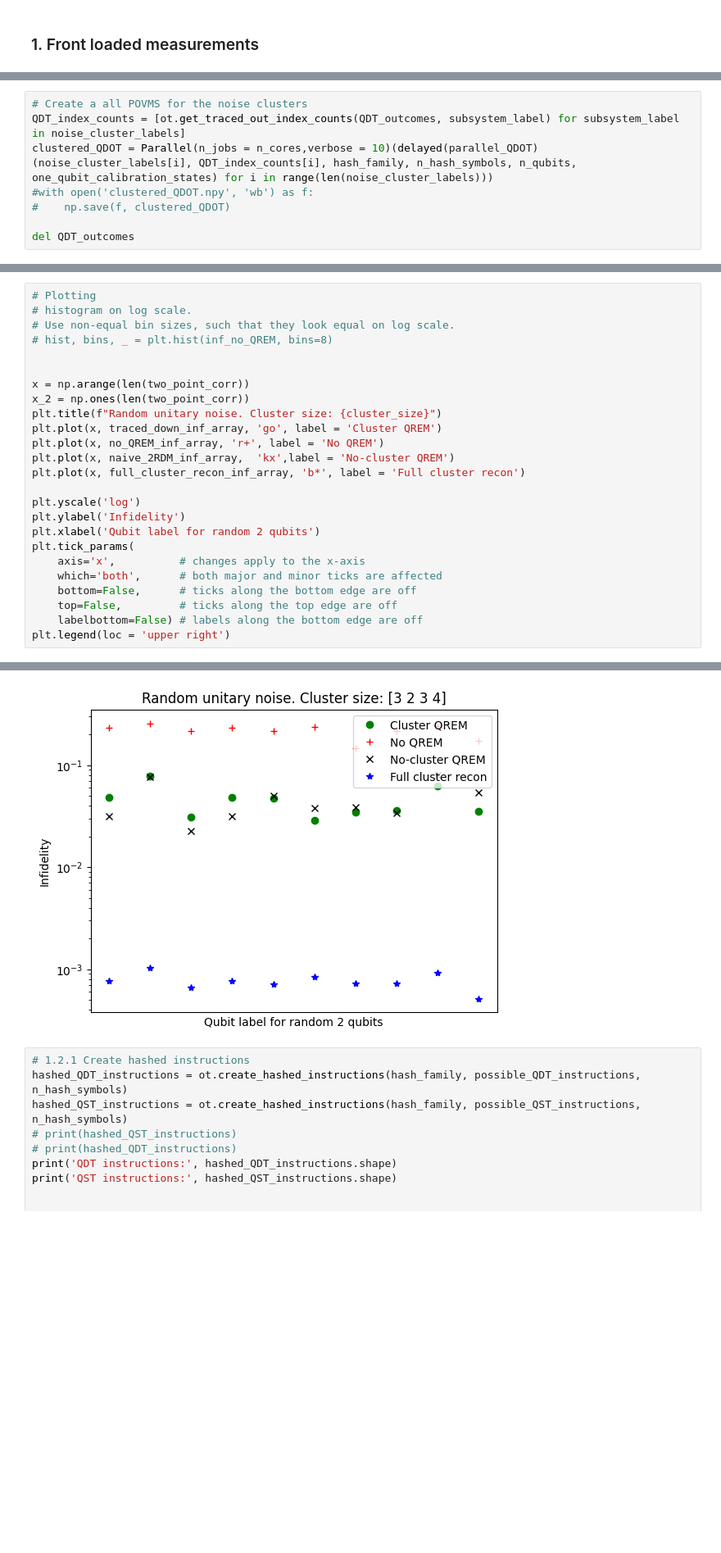
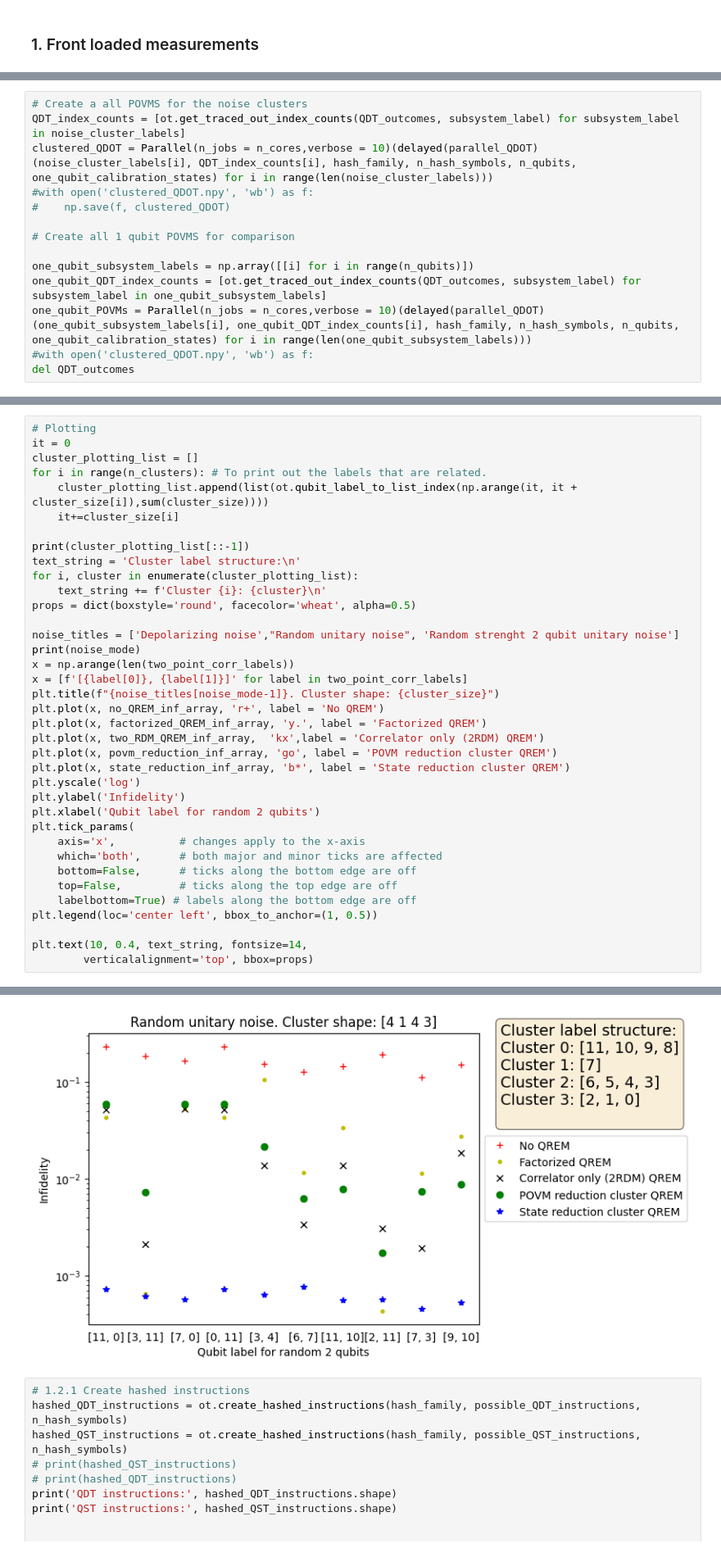
Before and after one commit to AdrianAasen/CREMST, a Jupyter notebook: Tutorial.ipynb, the cells around one changed output, grey strips where cells are left out. Shown: that part at 82% size. Saved outputs shown, nothing was run; the diff lists cells and outputs as text; blank space fills up the shorter version.

Commit message:
Cleaned up QST comparison and added factorized QREM

```diff
--- a/Tutorial.ipynb
+++ b/Tutorial.ipynb
@@ -417,6 +409,12 @@ clustered_QDOT = Parallel(n_jobs = n_cores,verbose = 10)(delayed(parallel_QDOT)(
 #with open('clustered_QDOT.npy', 'wb') as f:
 #    np.save(f, clustered_QDOT)
 
+# Create all 1 qubit POVMS for comparison
+
+one_qubit_subsystem_labels = np.array([[i] for i in range(n_qubits)])
+one_qubit_QDT_index_counts = [ot.get_traced_out_index_counts(QDT_outcomes, subsystem_label) for subsystem_label in one_qubit_subsystem_labels]
+one_qubit_POVMs = Parallel(n_jobs = n_cores,verbose = 10)(delayed(parallel_QDOT)(one_qubit_subsystem_labels[i], one_qubit_QDT_index_counts[i], hash_family, n_hash_symbols, n_qubits, one_qubit_calibration_states) for i in range(len(one_qubit_subsystem_labels)))
+#with open('clustered_QDOT.npy', 'wb') as f:
 del QDT_outcomes
 # %% [output]
 [Parallel(n_jobs=10)]: Using backend LokyBackend with 10 concurrent workers.
@@ -690,18 +571,27 @@ full_cluster_recon_inf_array = np.einsum(' ij -> j', full_cluster_recon_inf_arra
 # %%
 # Plotting
-# histogram on log scale.
-# Use non-equal bin sizes, such that they look equal on log scale.
-# hist, bins, _ = plt.hist(inf_no_QREM, bins=8)
+it = 0
+cluster_plotting_list = []
+for i in range(n_clusters): # To print out the labels that are related.
+    cluster_plotting_list.append(list(ot.qubit_label_to_list_index(np.arange(it, it + cluster_size[i]),sum(cluster_size))))
+    it+=cluster_size[i]
 
+print(cluster_plotting_list[::-1])
+text_string = 'Cluster label structure:\n'
+for i, cluster in enumerate(cluster_plotting_list):
+    text_string += f'Cluster {i}: {cluster}\n'
+props = dict(boxstyle='round', facecolor='wheat', alpha=0.5)
 
-x = np.arange(len(two_point_corr))
-x_2 = np.ones(len(two_point_corr))
-plt.title(f"Random unitary noise. Cluster size: {cluster_size}")
-plt.plot(x, traced_down_inf_array, 'go', label = 'Cluster QREM')
+noise_titles = ['Depolarizing noise',"Random unitary noise", 'Random strenght 2 qubit unitary noise']
+print(noise_mode)
+x = np.arange(len(two_point_corr_labels))
+x = [f'[{label[0]}, {label[1]}]' for label in two_point_corr_labels]
+plt.title(f"{noise_titles[noise_mode-1]}. Cluster shape: {cluster_size}")
 plt.plot(x, no_QREM_inf_array, 'r+', label = 'No QREM')
-plt.plot(x, naive_2RDM_inf_array,  'kx',label = 'No-cluster QREM')
-plt.plot(x, full_cluster_recon_inf_array, 'b*', label = 'Full cluster recon')
-
+plt.plot(x, factorized_QREM_inf_array, 'y.', label = 'Factorized QREM')
+plt.plot(x, two_RDM_QREM_inf_array,  'kx',label = 'Correlator only (2RDM) QREM')
+plt.plot(x, povm_reduction_inf_array, 'go', label = 'POVM reduction cluster QREM')
+plt.plot(x, state_reduction_inf_array, 'b*', label = 'State reduction cluster QREM')
 plt.yscale('log')
 plt.ylabel('Infidelity')
 plt.xlabel('Qubit label for random 2 qubits')
@@ -710,6 +600,9 @@ plt.tick_params(
     which='both',      # both major and minor ticks are affected
     bottom=False,      # ticks along the bottom edge are off
     top=False,         # ticks along the top edge are off
-    labelbottom=False) # labels along the bottom edge are off
-plt.legend(loc = 'upper right')
+    labelbottom=True) # labels along the bottom edge are off
+plt.legend(loc='center left', bbox_to_anchor=(1, 0.5))
+
+plt.text(10, 0.4, text_string, fontsize=14,
+        verticalalignment='top', bbox=props)
 # %% [output]
@@ -717,4 +612,4 @@ plt.legend(loc = 'upper right')
-[figure, old version]
+[figure, new version]
 # %%
 # 1.2.1 Create hashed instructions
 hashed_QDT_instructions = ot.create_hashed_instructions(hash_family, possible_QDT_instructions, n_hash_symbols)
```
Also changed, not shown: parts of 16 cells of this notebook, 2 other files.
